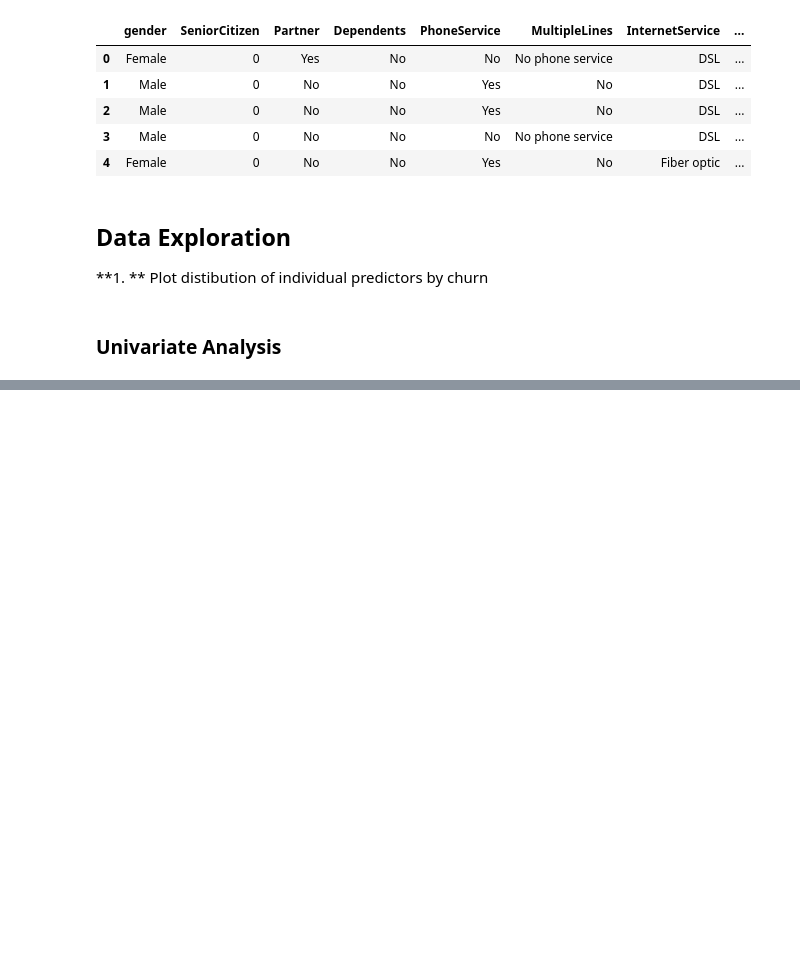
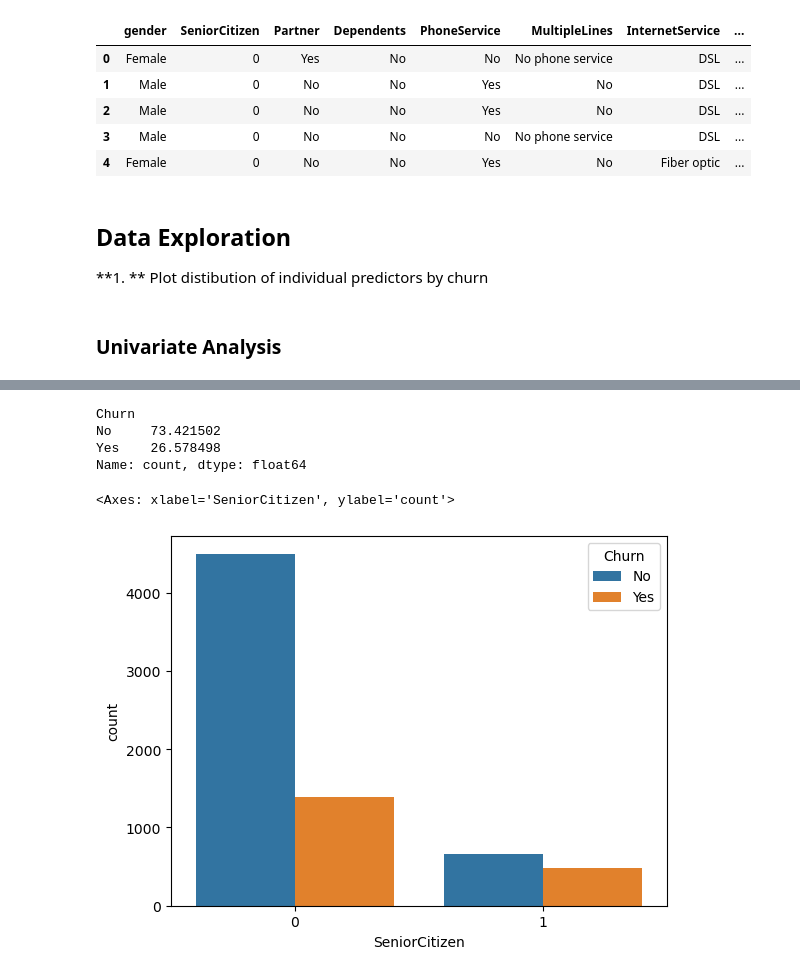
Before and after one commit to noopdhakal/Customer-Churn-Analysis, a Jupyter notebook: churn_analysis_EDA.ipynb, the cells around one changed output, grey strips where cells are left out. Drawn from its saved outputs; the diff is of its cells as text; code cells hidden in the pictures; blank space fills up the shorter version.

```diff
--- a/churn_analysis_EDA.ipynb
+++ b/churn_analysis_EDA.ipynb
@@ -364,0 +374,12 @@ new_df.head()
+# %%
+new_df.Churn.value_counts()/len(new_df) * 100
+# %% [output]
+Churn
+No     73.421502
+Yes    26.578498
+Name: count, dtype: float64
+# %%
+sns.countplot(data=new_df, x='SeniorCitizen', hue='Churn')
+# %% [output]
+<Axes: xlabel='SeniorCitizen', ylabel='count'>
+[figure, added]
```
Also changed, not shown: parts of 26 cells of this notebook.
